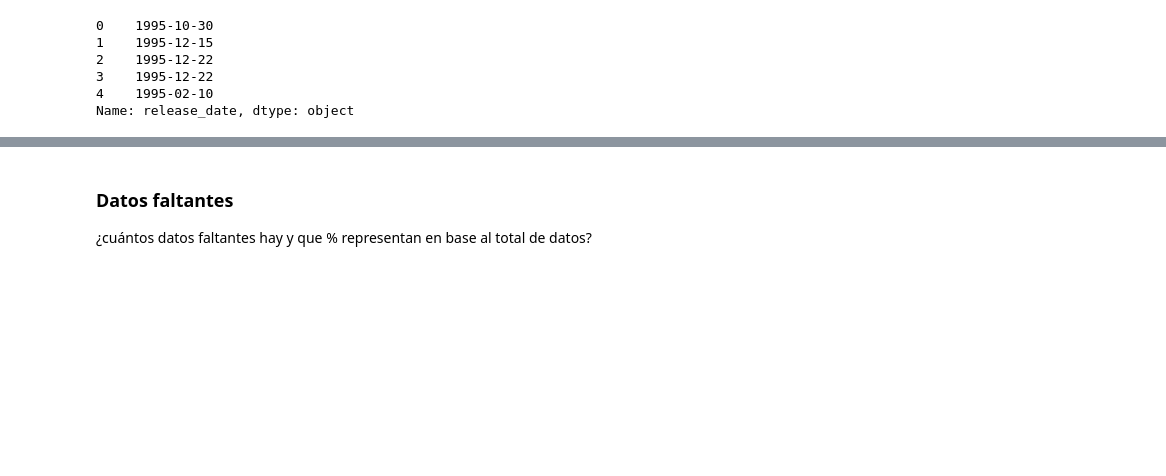
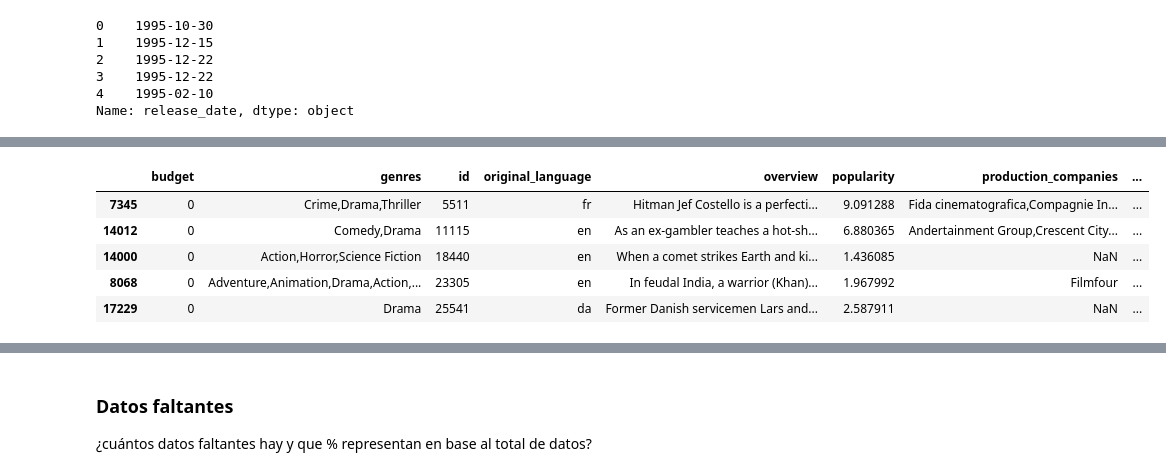
Before and after one commit to DanniRodrJ/Content-Based_Movie_Recommendation_System, a Jupyter notebook: ETL_Movies.ipynb, the cells around one changed output, grey strips where cells are left out. Saved outputs shown, nothing was run; the diff lists cells and outputs as text; code cells hidden in the pictures; blank space fills up the shorter version.

```diff
--- a/ETL_Movies.ipynb
+++ b/ETL_Movies.ipynb
@@ -1017,2 +1052,0 @@ Por lo tanto, se procede a ejecutar nuevamente la funcion to_datetime de Pandas
-# %%
-copy_movies['release_date'] = pd.to_datetime(copy_movies['release_date'], format = '%Y-%m-%d', errors = 'coerce')
@@ -1089,3 +1089,0 @@ Hay 62 id duplicados, los cuales se procede a eliminar
-# %%
-# Eliminando los id duplicados
-copy_movies.drop_duplicates(subset = 'id', inplace = True)
@@ -1102,0 +1092,4 @@ copy_movies[copy_movies['id'] == 141971]
+# %%
+movies = copy_movies[['budget', 'genres',	'id',	'original_language', 'overview', 'popularity', 'production_companies',
+                      'production_countries',	'release_date',	'revenue', 'runtime', 'status', 'tagline', 'title',	'vote_average',
+                      'vote_count',	'collection',	'languages']].copy()
@@ -1102,0 +1113,4 @@ copy_movies[copy_movies['id'] == 141971]
+# %%
+id_duplicated = [141971, 5511, 168538, 18440, 265189, 11115, 42495, 152795, 298721, 25541, 105045, 119916, 159849, 23305, 97995, 99080]
+duplicated_movies = movies[movies['id'].isin(id_duplicated)].sort_values(by = 'id')
+duplicated_movies.head(4)
@@ -1102,0 +1123,20 @@ copy_movies[copy_movies['id'] == 141971]
+# %%
+# Encontrar y eliminar las filas duplicadas, se utiliza "inplace=True" para modificar directamente el objeto "movies"
+for i in id_duplicated:
+  index = movies[movies['id'] == i].index.tolist()
+  if len(index) == 3:
+    drop_index = index[-2:]
+    movies.drop(labels = drop_index, inplace = True)
+  else:
+    drop_index = index[-1]
+    movies.drop(labels = drop_index, inplace = True)
+
+# Verificar que no hay id duplicados
+movies[movies['id'].isin(id_duplicated)].sort_values(by = 'id').head()
+# %% [output]
+|  | budget | genres | id | original_language | overview | popularity | production_companies | ... |
+| 7345 | 0 | Crime,Drama,Thriller | 5511 | fr | Hitman Jef Costello is a perfecti... | 9.091288 | Fida cinematografica,Compagnie In... | ... |
+| 14012 | 0 | Comedy,Drama | 11115 | en | As an ex-gambler teaches a hot-sh... | 6.880365 | Andertainment Group,Crescent City... | ... |
+| 14000 | 0 | Action,Horror,Science Fiction | 18440 | en | When a comet strikes Earth and ki... | 1.436085 | NaN | ... |
+| 8068 | 0 | Adventure,Animation,Drama,Action,... | 23305 | en | In feudal India, a warrior (Khan)... | 1.967992 | Filmfour | ... |
+| 17229 | 0 | Drama | 25541 | da | Former Danish servicemen Lars and... | 2.587911 | NaN | ... |
```
Also changed, not shown: parts of 108 cells of this notebook, 1 other file.
